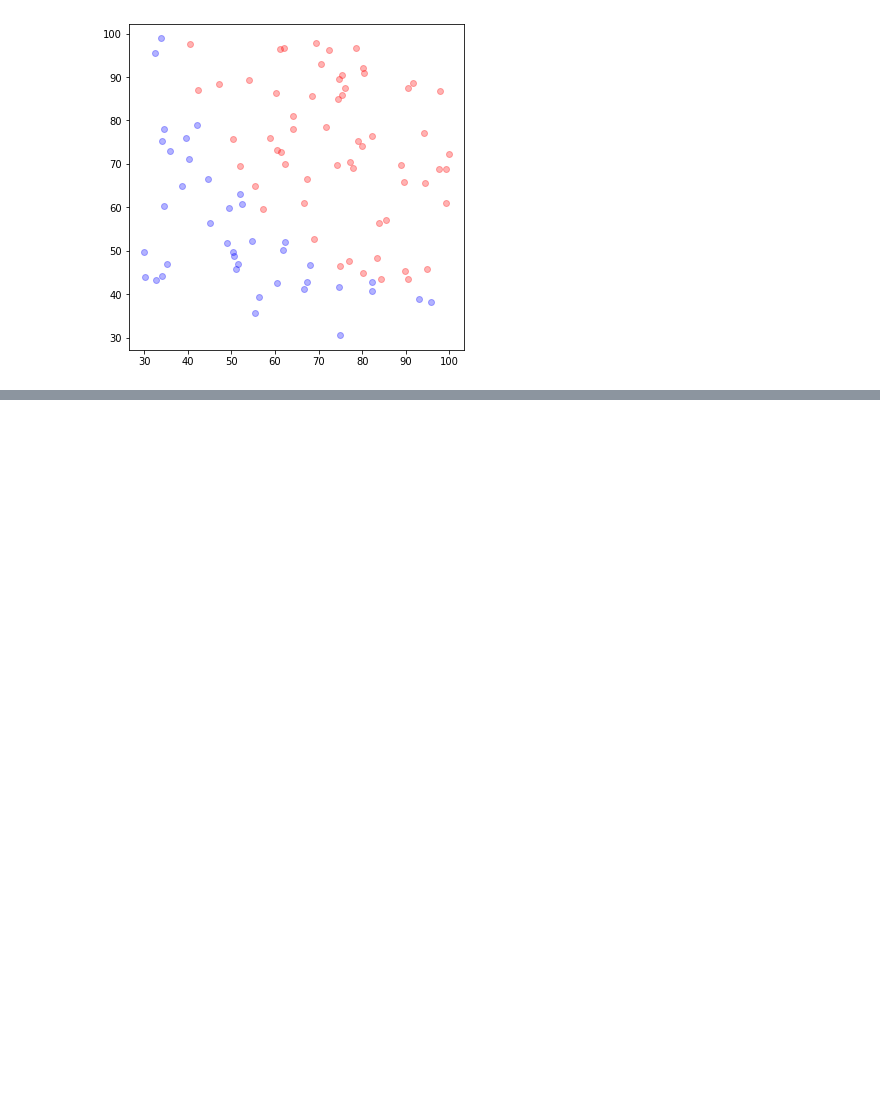
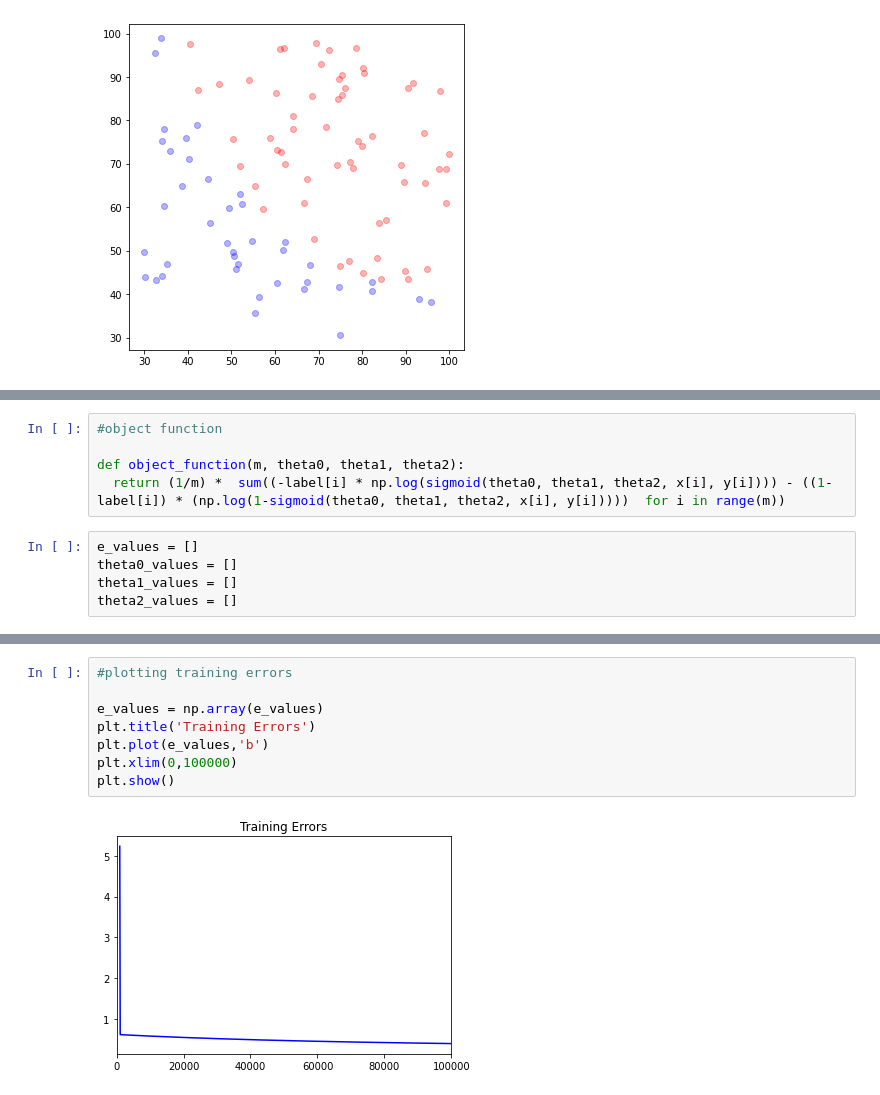
Before and after one commit to yangsu0/class_machine_learning, a Jupyter notebook: ML_Assignment5.ipynb, the cells around one changed output, grey strips where cells are left out. Saved outputs shown, nothing was run; the diff lists cells and outputs as text; blank space fills up the shorter version.

```diff
--- a/ML_Assignment5.ipynb
+++ b/ML_Assignment5.ipynb
@@ -25,0 +41,10 @@ plt.show()
+# %%
+#object function
+
+def object_function(m, theta0, theta1, theta2):
+  return (1/m) *  sum((-label[i] * np.log(sigmoid(theta0, theta1, theta2, x[i], y[i]))) - ((1-label[i]) * (np.log(1-sigmoid(theta0, theta1, theta2, x[i], y[i]))))  for i in range(m))
+# %%
+e_values = []
+theta0_values = []
+theta1_values = []
+theta2_values = []
@@ -25,0 +134,10 @@ plt.show()
+# %%
+#plotting training errors
+
+e_values = np.array(e_values)
+plt.title('Training Errors')
+plt.plot(e_values,'b')
+plt.xlim(0,100000)
+plt.show()
+# %% [output]
+[figure, added]
```
Also changed, not shown: parts of 4 cells of this notebook.
